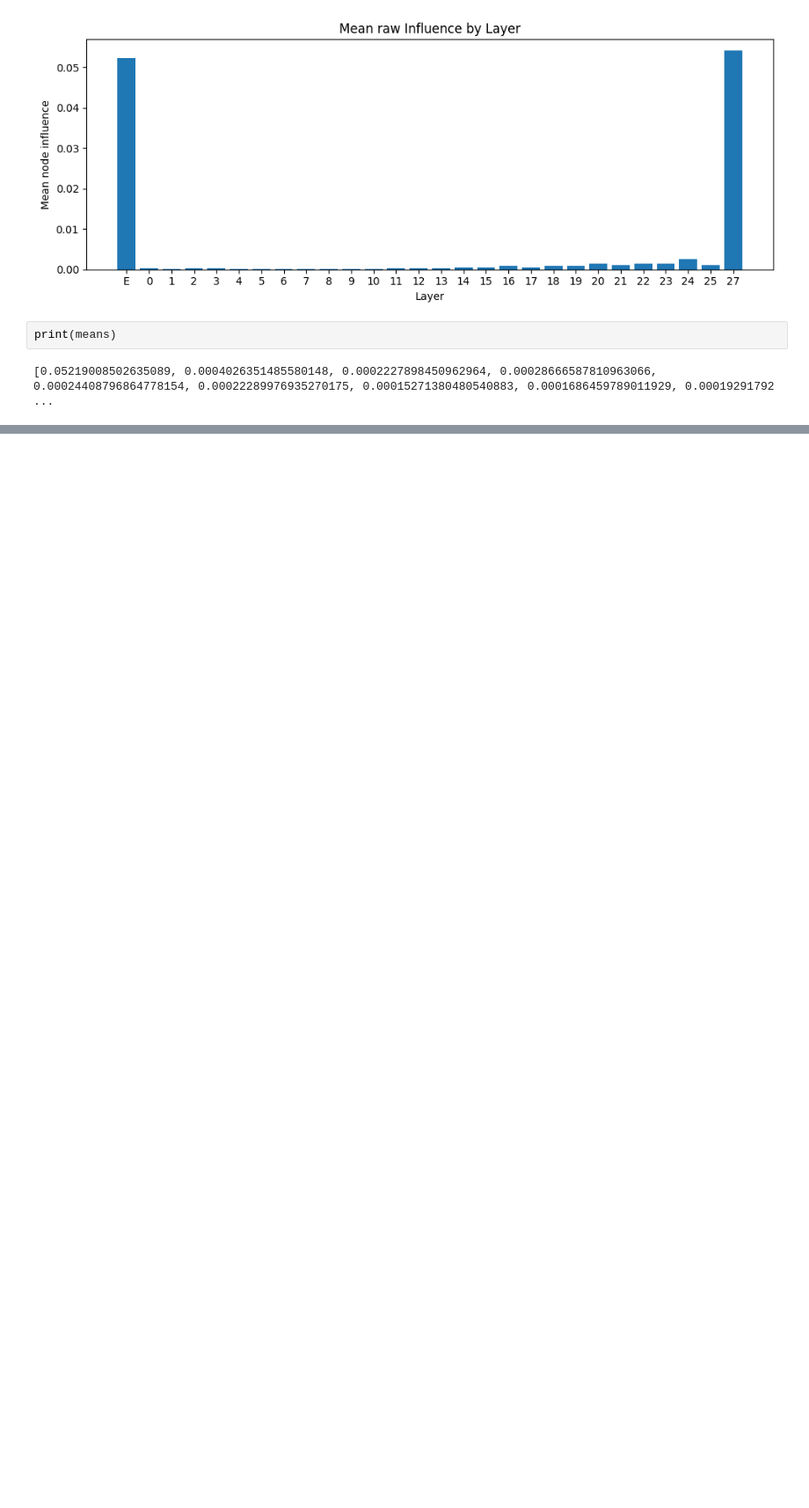
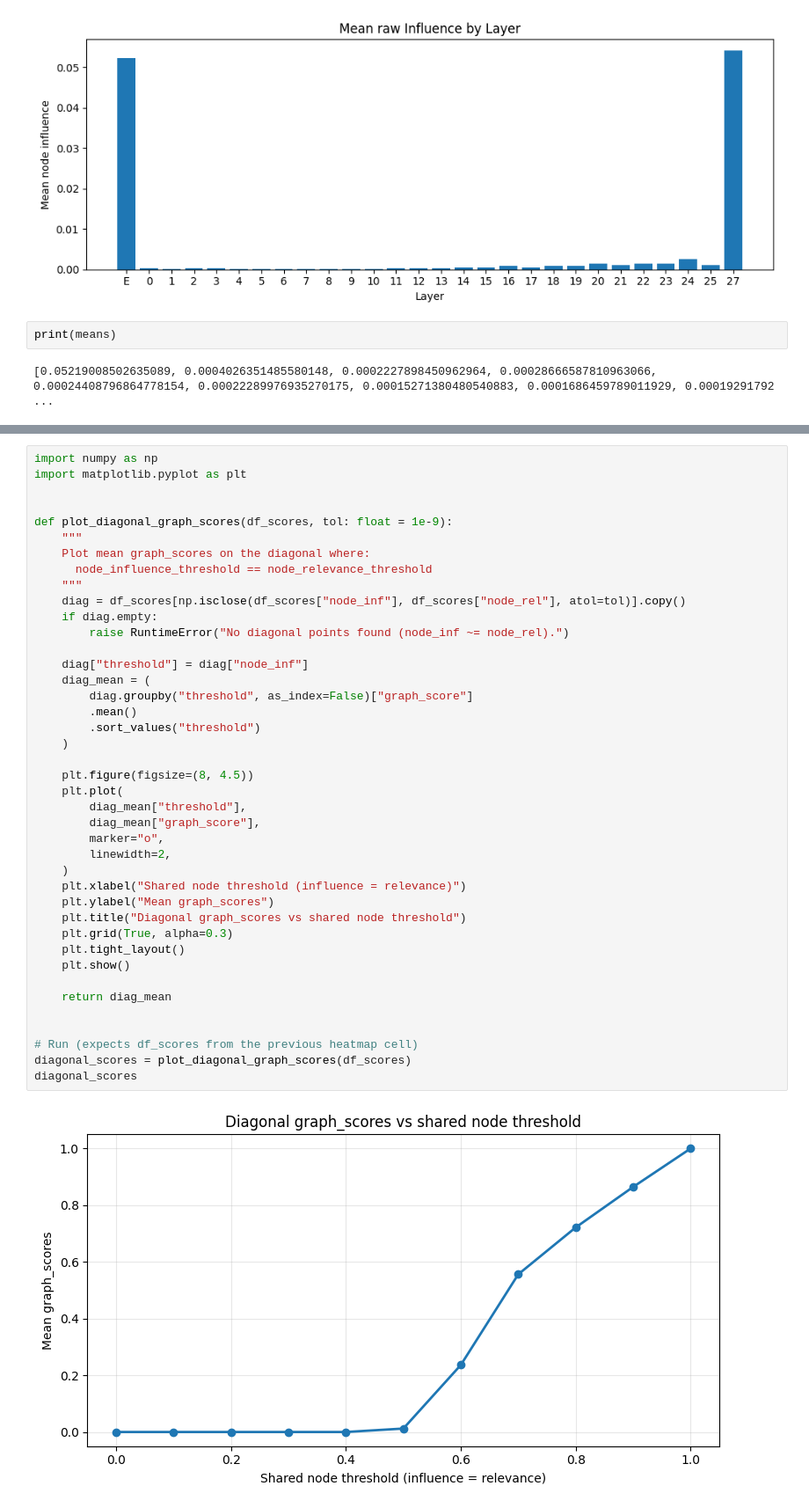
Before and after one commit to IamKrill1n/circuit-tracer, a Jupyter notebook: demos/experiments.ipynb, the cells around one changed output, grey strips where cells are left out. Shown at 88% size. Drawn from its saved outputs; the diff is of its cells as text; blank space fills up the shorter version.

Commit message:
add trashy prune plots :(

```diff
--- a/demos/experiments.ipynb
+++ b/demos/experiments.ipynb
@@ -198,0 +294,43 @@ plt.show()
+# %%
+import numpy as np
+import matplotlib.pyplot as plt
+
+
+def plot_diagonal_graph_scores(df_scores, tol: float = 1e-9):
+    """
+    Plot mean graph_scores on the diagonal where:
+      node_influence_threshold == node_relevance_threshold
+    """
+    diag = df_scores[np.isclose(df_scores["node_inf"], df_scores["node_rel"], atol=tol)].copy()
+    if diag.empty:
+        raise RuntimeError("No diagonal points found (node_inf ~= node_rel).")
+
+    diag["threshold"] = diag["node_inf"]
+    diag_mean = (
+        diag.groupby("threshold", as_index=False)["graph_score"]
+        .mean()
+        .sort_values("threshold")
+    )
+
+    plt.figure(figsize=(8, 4.5))
+    plt.plot(
+        diag_mean["threshold"],
+        diag_mean["graph_score"],
+        marker="o",
+        linewidth=2,
+    )
+    plt.xlabel("Shared node threshold (influence = relevance)")
+    plt.ylabel("Mean graph_scores")
+    plt.title("Diagonal graph_scores vs shared node threshold")
+    plt.grid(True, alpha=0.3)
+    plt.tight_layout()
+    plt.show()
+
+    return diag_mean
+
+
+# Run (expects df_scores from the previous heatmap cell)
+diagonal_scores = plot_diagonal_graph_scores(df_scores)
+diagonal_scores
+# %% [output]
+[figure, added]
```
Also changed, not shown: parts of 4 cells of this notebook, 3 other files.
